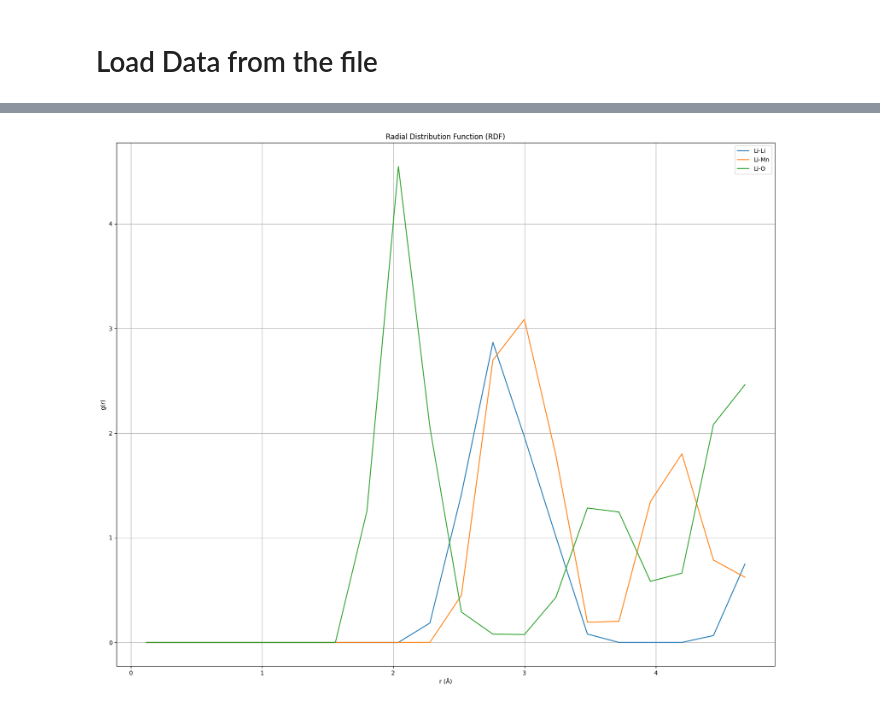
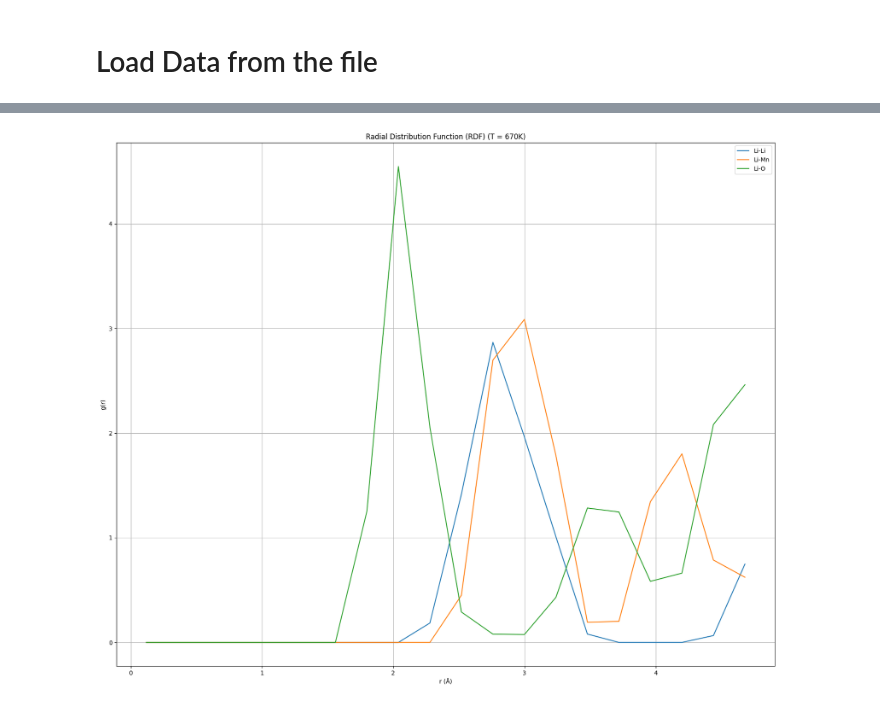
Before and after one commit to MrDNAlex/NE-451-Simulation-Methods, a Jupyter notebook: Labs/Lab1/Lab1/RDF/RDF_Analysis.ipynb, the cells around one changed output, grey strips where cells are left out. Drawn from its saved outputs; the diff is of its cells as text; code cells hidden in the pictures.

```diff
--- a/Labs/Lab1/Lab1/RDF/RDF_Analysis.ipynb
+++ b/Labs/Lab1/Lab1/RDF/RDF_Analysis.ipynb
@@ -35,18 +24,19 @@ print(RDF_Data_20)
+# %%
+def plot_RDF (points : int, df : pandas.DataFrame, title : str):
+    # Plot g(r) for Li-Li, Li-Mn, Li-O
+    plt.figure(figsize=(20, 16))
+
+    plt.plot(df["r"][-points:], df["g_Li-Li"][-points:], label="Li-Li")
+    plt.plot(df["r"][-points:], df["g_Li-Mn"][-points:], label="Li-Mn")
+    plt.plot(df["r"][-points:], df["g_Li-O"][-points:], label="Li-O")
+
+    plt.xlabel("r (Å)")
+    plt.ylabel("g(r)")
+    plt.title(title)
+    plt.legend()
+    plt.grid(True)
+    plt.show()
 # %%
-import matplotlib.pyplot as plt
-
-# Plot g(r) for Li-Li, Li-Mn, Li-O
-plt.figure(figsize=(20, 16))
-
-plt.plot(RDF_Data_20["r"][-20:], RDF_Data_20["g_Li-Li"][-20:], label="Li-Li")
-plt.plot(RDF_Data_20["r"][-20:], RDF_Data_20["g_Li-Mn"][-20:], label="Li-Mn")
-plt.plot(RDF_Data_20["r"][-20:], RDF_Data_20["g_Li-O"][-20:], label="Li-O")
-
-plt.xlabel("r (Å)")
-plt.ylabel("g(r)")
-plt.title("Radial Distribution Function (RDF)")
-plt.legend()
-plt.grid(True)
-plt.show()
+plot_RDF(20, RDF_Data_20, "Radial Distribution Function (RDF) (T = 670K)")
 # %% [output]
-[figure, old version]
+[figure, new version]
```
Also changed, not shown: parts of 3 cells of this notebook, 4 other files.
